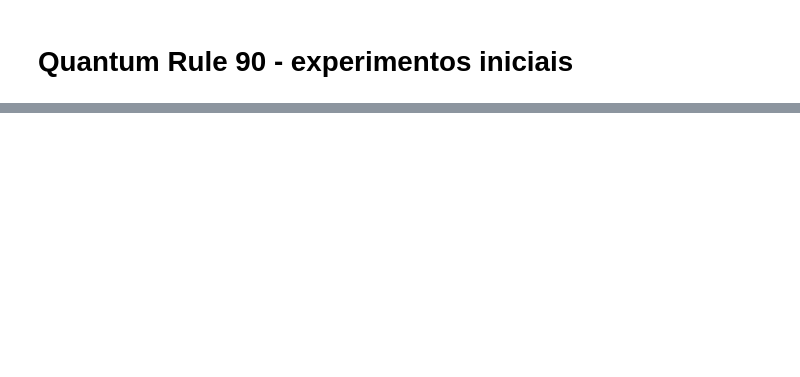
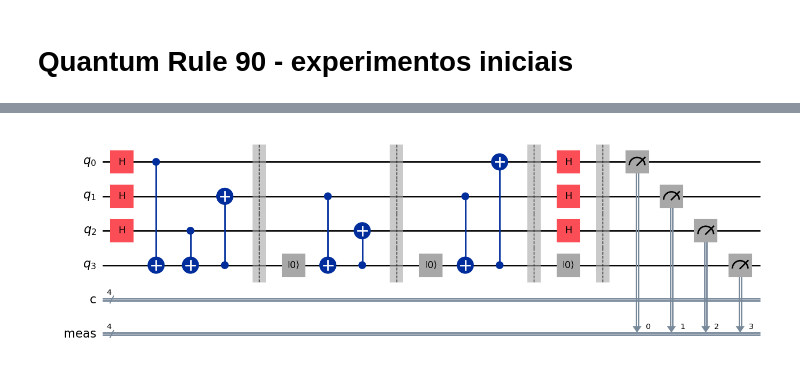
Before and after one commit to RysanDeluna/Q1DCA-experiments, a Jupyter notebook: ExperimentsRule90.ipynb, the cells around one changed output, grey strips where cells are left out. Cells and saved outputs as stored; diff of their text form; code cells hidden in the pictures; blank space fills up the shorter version.

```diff
--- a/ExperimentsRule90.ipynb
+++ b/ExperimentsRule90.ipynb
@@ -100,8 +84,7 @@ def show_data(result):
     return pd.DataFrame.from_dict(result[0].data.meas.get_counts(), orient="index", columns=['counts'])
 # %%
 circuit = prepare_rule90(qiskit.QuantumCircuit(4,4))
-
 circuit.measure_all()
-
-result_ideal = simulate_ideal(circuit, 1024)
-result_noise = simulate_noise(circuit, 1024)
+circuit.draw('mpl')
+# %% [output]
+[figure, added]
```
Also changed, not shown: parts of 7 cells of this notebook.
